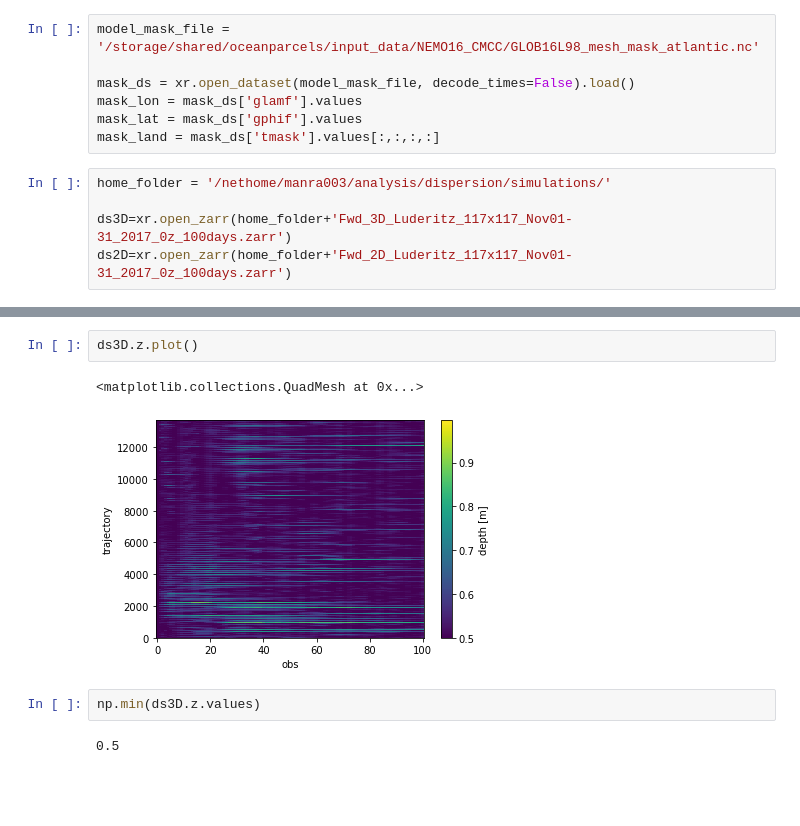
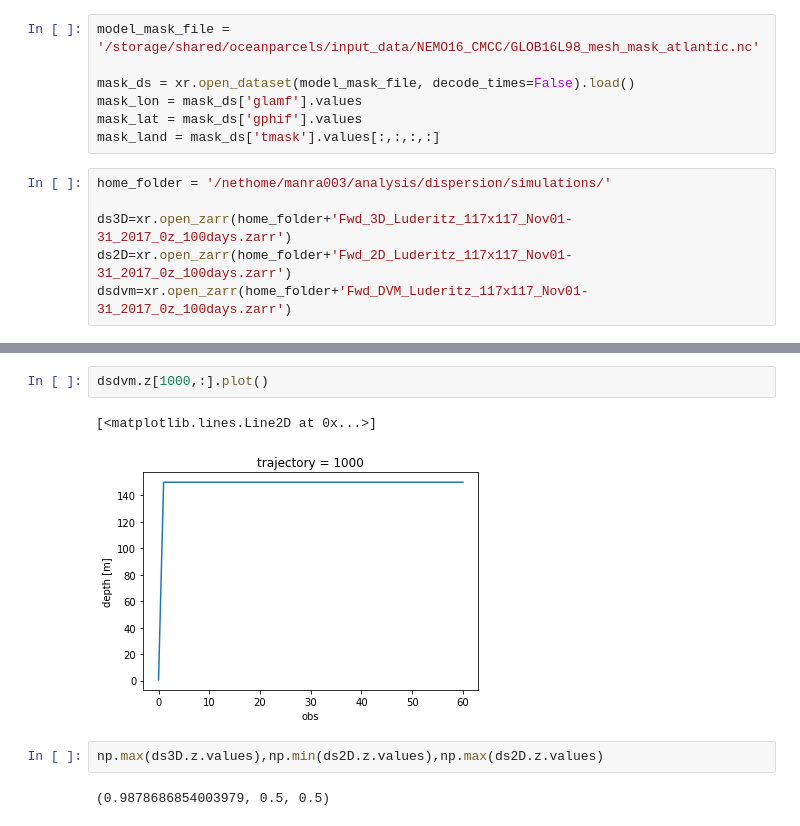
Before and after one commit to OceanParcels/atlanteco_plankton_plastic_nutrients_dispersion, a Jupyter notebook: src/analysis/Luderitz_release_analysis.ipynb, the cells around one changed output, grey strips where cells are left out. Drawn from its saved outputs; the diff is of its cells as text; blank space fills up the shorter version.

Commit message:
minor corrc & luderitz cell analysis.DVM incorrect

```diff
--- a/src/analysis/Luderitz_release_analysis.ipynb
+++ b/src/analysis/Luderitz_release_analysis.ipynb
@@ -16,6 +16,7 @@ home_folder = '/nethome/manra003/analysis/dispersion/simulations/'
 
 ds3D=xr.open_zarr(home_folder+'Fwd_3D_Luderitz_117x117_Nov01-31_2017_0z_100days.zarr')
 ds2D=xr.open_zarr(home_folder+'Fwd_2D_Luderitz_117x117_Nov01-31_2017_0z_100days.zarr')
+dsdvm=xr.open_zarr(home_folder+'Fwd_DVM_Luderitz_117x117_Nov01-31_2017_0z_100days.zarr')
 # %%
 custom_size=10
 fig = plt.figure(figsize=(12,8), dpi=200)
@@ -56,9 +72,9 @@ plt.plot(ds2D['lat'][:,90]-ds3D['lat'][:,90])
 # %%
-ds3D.z.plot()
+dsdvm.z[1000,:].plot()
 # %% [output]
-<matplotlib.collections.QuadMesh at 0x...>
+[<matplotlib.lines.Line2D at 0x...>]
-[figure, old version]
+[figure, new version]
-# %%
-np.min(ds3D.z.values)
-# %% [output]
-0.5
+# %%
+np.max(ds3D.z.values),np.min(ds2D.z.values),np.max(ds2D.z.values)
+# %% [output]
+(0.9878686854003979, 0.5, 0.5)
```
Also changed, not shown: parts of 5 cells of this notebook, 11 other files.
